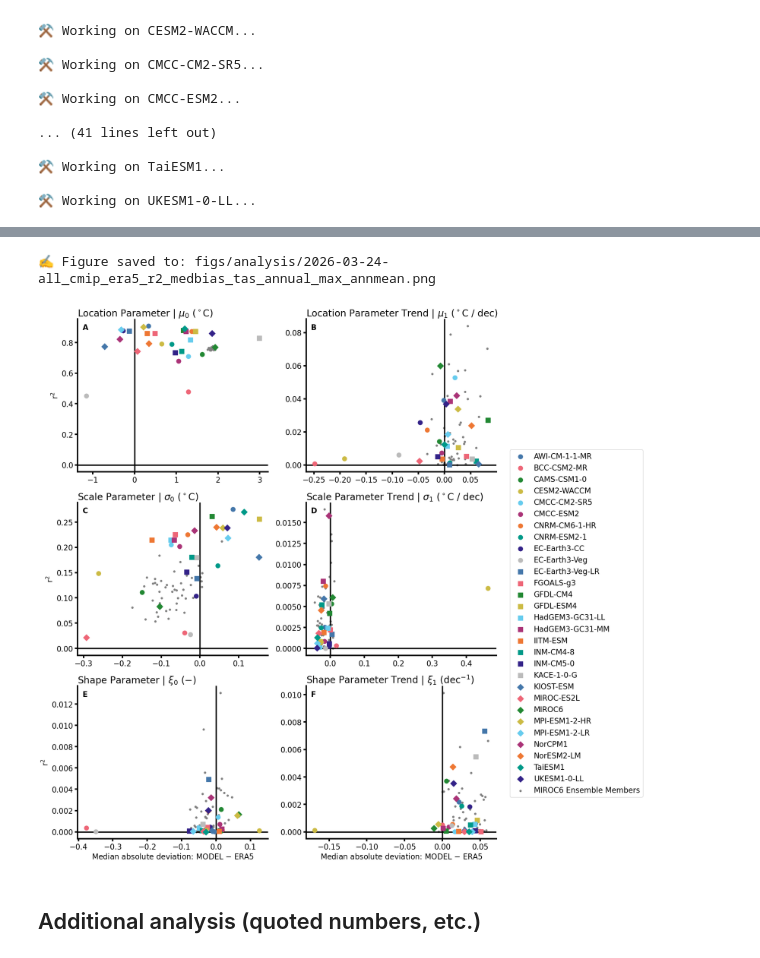
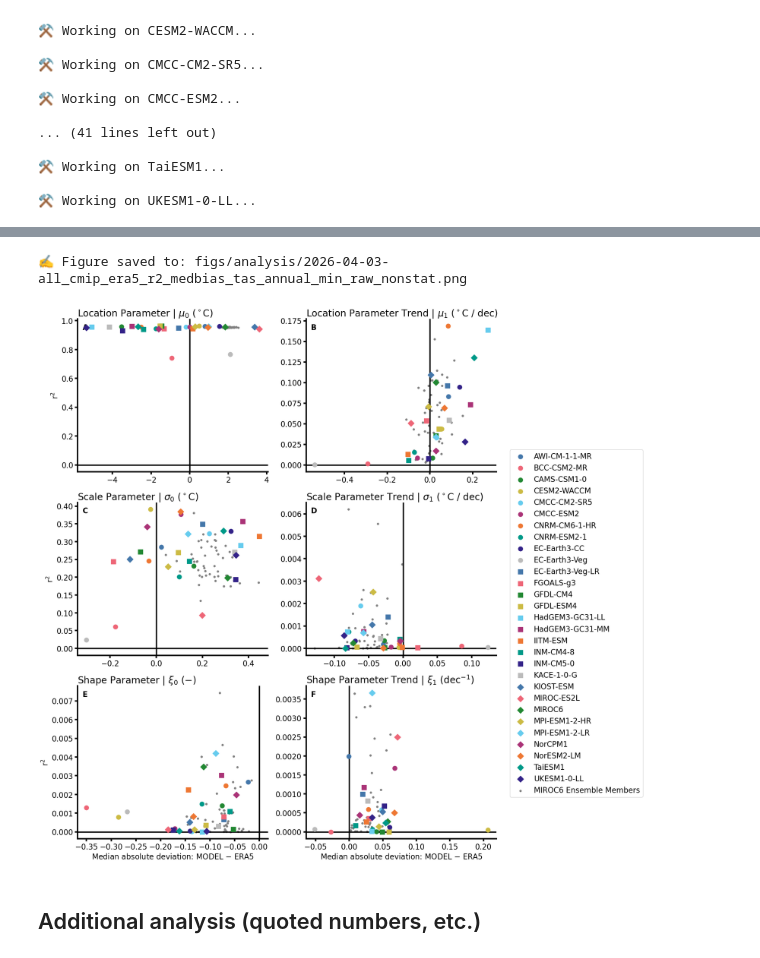
Before and after one commit to adam-bauer-34/gev-heat-waves, a Jupyter notebook: viz_cmip_all_bias_corr.ipynb, the cells around one changed output, grey strips where cells are left out. Cells and saved outputs as stored; diff of their text form; code cells hidden in the pictures.

```diff
--- a/viz_cmip_all_bias_corr.ipynb
+++ b/viz_cmip_all_bias_corr.ipynb
@@ -53,6 +53,6 @@ era5_variable = 't2m_annual_max'
 # %%
 # attributes of CMIP data
-cmip_variable = 'tas_annual_max'
+cmip_variable = 'tas_annual_min'
 CMIPConfig = CMIP6EnsembleConfig.from_yaml(
     'config/meta.yaml',
     'config/qc.yaml'
@@ -556,7 +556,7 @@ for a, label in zip(ax.flatten(), labels):
            fontsize=16, fontweight='bold', va='top', ha='left')
 
 if save_figs:
-    fname = make_figure_filename(f'all_cmip_era5_r2_avgbias_{cmip_variable}_{anom_type}', 'png', 'figs/analysis')
+    fname = make_figure_filename(f'all_cmip_era5_r2_avgbias_{cmip_variable}_{anom_type}_{fit}', 'png', 'figs/analysis')
     fig.savefig(fname, dpi=300, bbox_inches='tight')
     print(f"✍️ Figure saved to: {fname}")
 # %% [output]
@@ -588,36 +588,36 @@ for (idx, (a, var, title)) in enumerate(zip(ax.flatten(), r2s_prim.keys(), title
             a.set_ylabel("$r^2$")
 
         if idx in have_xlabels:
             a.set_xlabel("Median absolute deviation: MODEL $-$ ERA5")
 
 
 for (idx, (a, var, title)) in enumerate(zip(ax.flatten(), r2s_most.keys(), titles)):
     a.axvline(0, 0, 1, linestyle='solid', color='k')
     a.axhline(0, -1, 1, linestyle='solid', color='k')
     for mdx, m in zip(range(N_members), ds.member_id.values):
         a.scatter(med_abs_dev_most[var][mdx], r2s_most[var][mdx], s=60, marker='.', color='grey', zorder=1,
                   label=f'{model_with_most} Ensemble Members' if mdx == 0 else None)
         a.set_title(title)
         if idx in have_ylabels:
             a.set_ylabel("r$^2$")
 
         if idx in have_xlabels:
             a.set_xlabel("Median absolute deviation: MODEL $-$ ERA5")
 
 ax[1,1].legend(bbox_to_anchor=(1.05, 1.37), frameon=True)
 
 labels = ['A', 'B', 'C', 'D', 'E', 'F']
 for a, label in zip(ax.flatten(), labels):
     a.text(0.025, 0.97, label, transform=a.transAxes,
            fontsize=16, fontweight='bold', va='top', ha='left')
 
 if save_figs:
-    fname = make_figure_filename(f'all_cmip_era5_r2_medbias_{cmip_variable}_{anom_type}', 'png', 'figs/analysis')
+    fname = make_figure_filename(f'all_cmip_era5_r2_medbias_{cmip_variable}_{anom_type}_{fit}', 'png', 'figs/analysis')
     fig.savefig(fname, dpi=300, bbox_inches='tight')
     print(f"✍️ Figure saved to: {fname}")
 # %% [output]
-✍️ Figure saved to: figs/analysis/2026-03-24-all_cmip_era5_r2_medbias_tas_annual_max_annmean.png
+✍️ Figure saved to: figs/analysis/2026-04-03-all_cmip_era5_r2_medbias_tas_annual_min_raw_nonstat.png
-[figure, old version]
+[figure, new version]
 # %% [markdown]
 ## Additional analysis (quoted numbers, etc.)
 # %%
```
Also changed, not shown: parts of 5 cells of this notebook, 15 other files.
